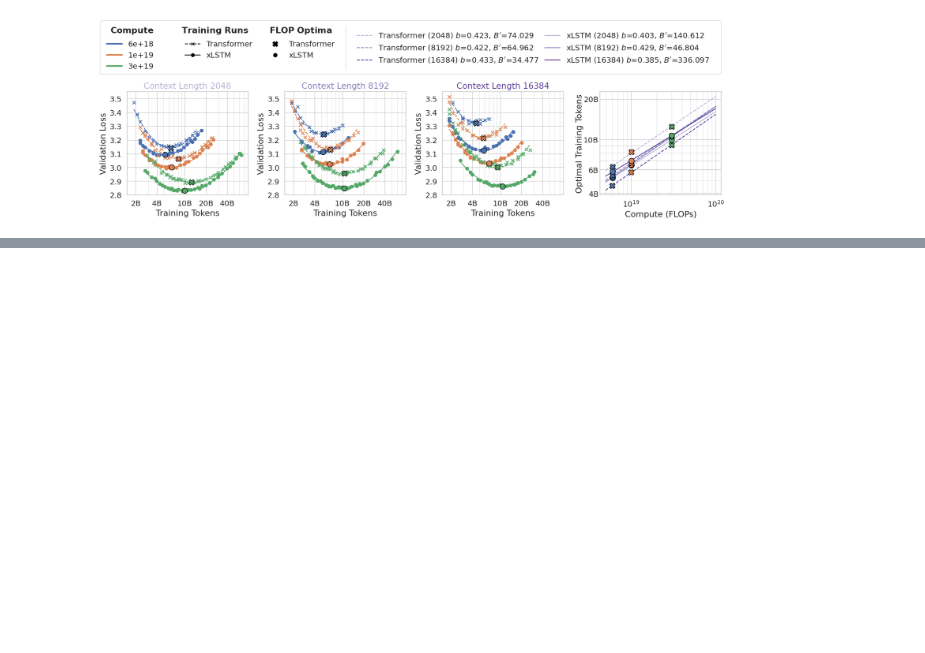
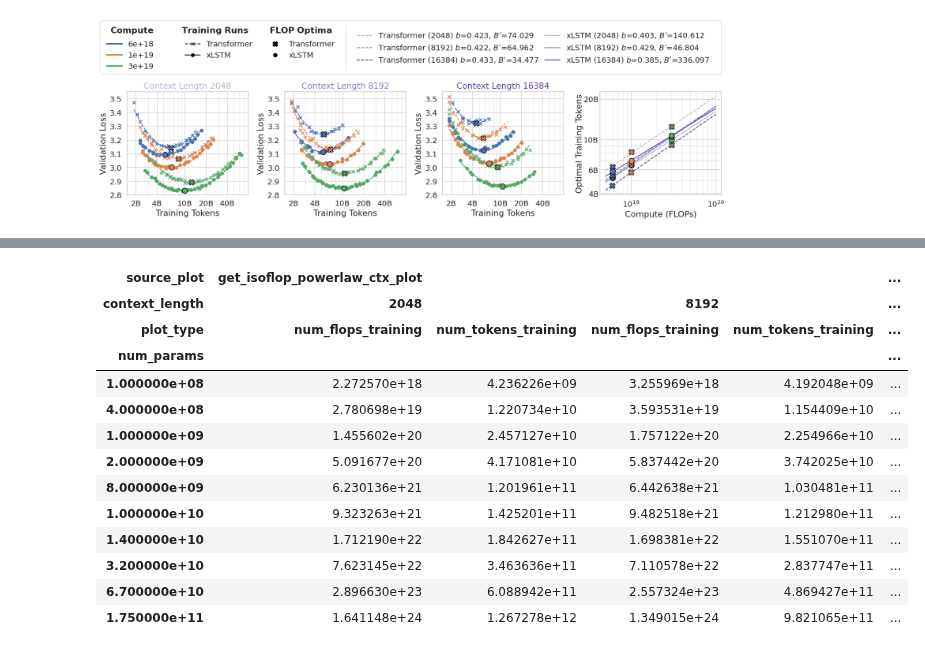
Before and after one commit to NX-AI/xlstm_scaling_laws, a Jupyter notebook: notebooks/optimal_flop_param_token_tables.ipynb, the cells around one changed output, grey strips where cells are left out. Saved outputs shown, nothing was run; the diff lists cells and outputs as text; code cells hidden in the pictures; blank space fills up the shorter version.

```diff
--- a/notebooks/optimal_flop_param_token_tables.ipynb
+++ b/notebooks/optimal_flop_param_token_tables.ipynb
@@ -376,0 +658,21 @@ scaling_law_params_df
+# %%
+estimated_optimal_flops_training_tokens_df_llama = estimate_optimal_flops_tokens_table(
+    model_params=[100e6, 400e6, 1e9, 2e9, 8e9, 10e9, 14e9, 32e9, 67e9, 175e9],
+    model_type="llama",
+)
+estimated_optimal_flops_training_tokens_df_llama
+# %% [output]
+| source_plot | get_isoflop_powerlaw_ctx_plot |  |  |  | ... |
+| context_length | 2048 |  | 8192 |  | ... |
+| plot_type | num_flops_training | num_tokens_training | num_flops_training | num_tokens_training | ... |
+| num_params |  |  |  |  | ... |
+| 1.000000e+08 | 2.272570e+18 | 4.236226e+09 | 3.255969e+18 | 4.192048e+09 | ... |
+| 4.000000e+08 | 2.780698e+19 | 1.220734e+10 | 3.593531e+19 | 1.154409e+10 | ... |
+| 1.000000e+09 | 1.455602e+20 | 2.457127e+10 | 1.757122e+20 | 2.254966e+10 | ... |
+| 2.000000e+09 | 5.091677e+20 | 4.171081e+10 | 5.837442e+20 | 3.742025e+10 | ... |
+| 8.000000e+09 | 6.230136e+21 | 1.201961e+11 | 6.442638e+21 | 1.030481e+11 | ... |
+| 1.000000e+10 | 9.323263e+21 | 1.425201e+11 | 9.482518e+21 | 1.212980e+11 | ... |
+| 1.400000e+10 | 1.712190e+22 | 1.842627e+11 | 1.698381e+22 | 1.551070e+11 | ... |
+| 3.200000e+10 | 7.623145e+22 | 3.463636e+11 | 7.110578e+22 | 2.837747e+11 | ... |
+| 6.700000e+10 | 2.896630e+23 | 6.088942e+11 | 2.557324e+23 | 4.869427e+11 | ... |
+| 1.750000e+11 | 1.641148e+24 | 1.267278e+12 | 1.349015e+24 | 9.821065e+11 | ... |
```
Also changed, not shown: parts of 12 cells of this notebook, 1 other file.
